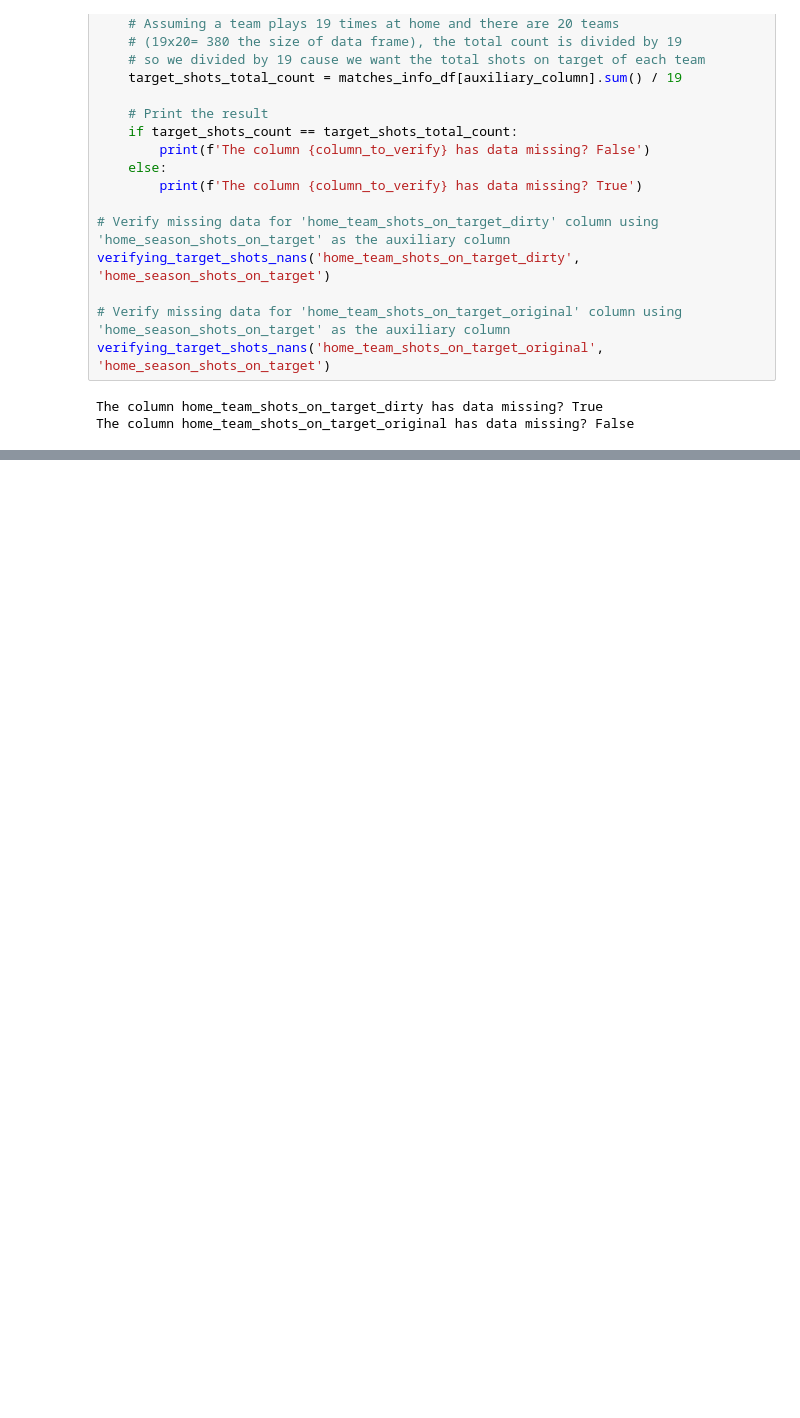
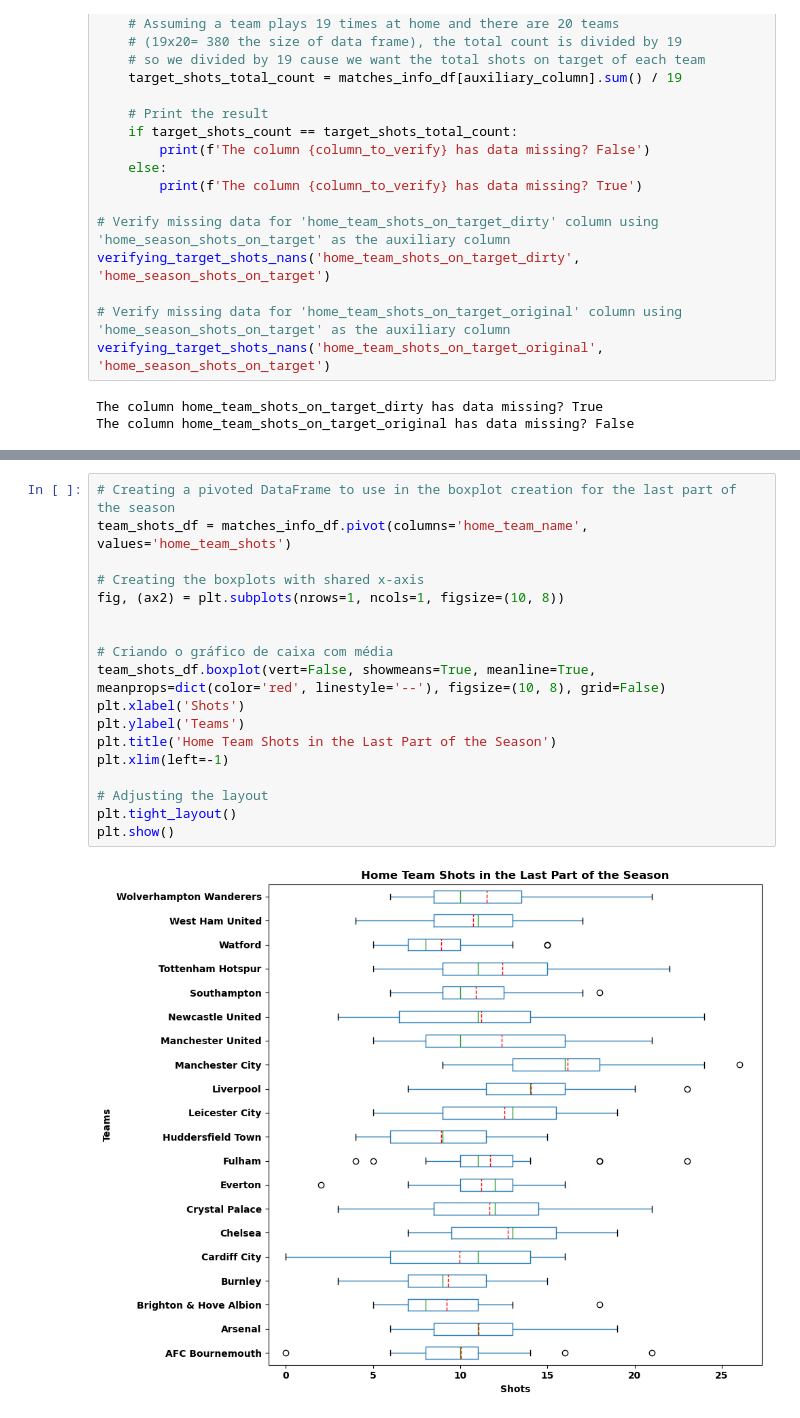
Before and after one commit to gabrielaragao01/Data-Science-Project, a Jupyter notebook: code/descriptive_statistics/vizualization.ipynb, the cells around one changed output, grey strips where cells are left out. Cells and saved outputs as stored; diff of their text form; blank space fills up the shorter version.

```diff
--- a/code/descriptive_statistics/vizualization.ipynb
+++ b/code/descriptive_statistics/vizualization.ipynb
@@ -175,0 +208,20 @@ teams_stats.boxplot(column='goals_scored')
+# %%
+# Creating a pivoted DataFrame to use in the boxplot creation for the last part of the season
+team_shots_df = matches_info_df.pivot(columns='home_team_name', values='home_team_shots')
+
+# Creating the boxplots with shared x-axis
+fig, (ax2) = plt.subplots(nrows=1, ncols=1, figsize=(10, 8))
+
+
+# Criando o gráfico de caixa com média
+team_shots_df.boxplot(vert=False, showmeans=True, meanline=True, meanprops=dict(color='red', linestyle='--'), figsize=(10, 8), grid=False)
+plt.xlabel('Shots')
+plt.ylabel('Teams')
+plt.title('Home Team Shots in the Last Part of the Season')
+plt.xlim(left=-1)
+
+# Adjusting the layout
+plt.tight_layout()
+plt.show()
+# %% [output]
+[figure, added]
```
Also changed, not shown: parts of 29 cells of this notebook, 3 other files.
